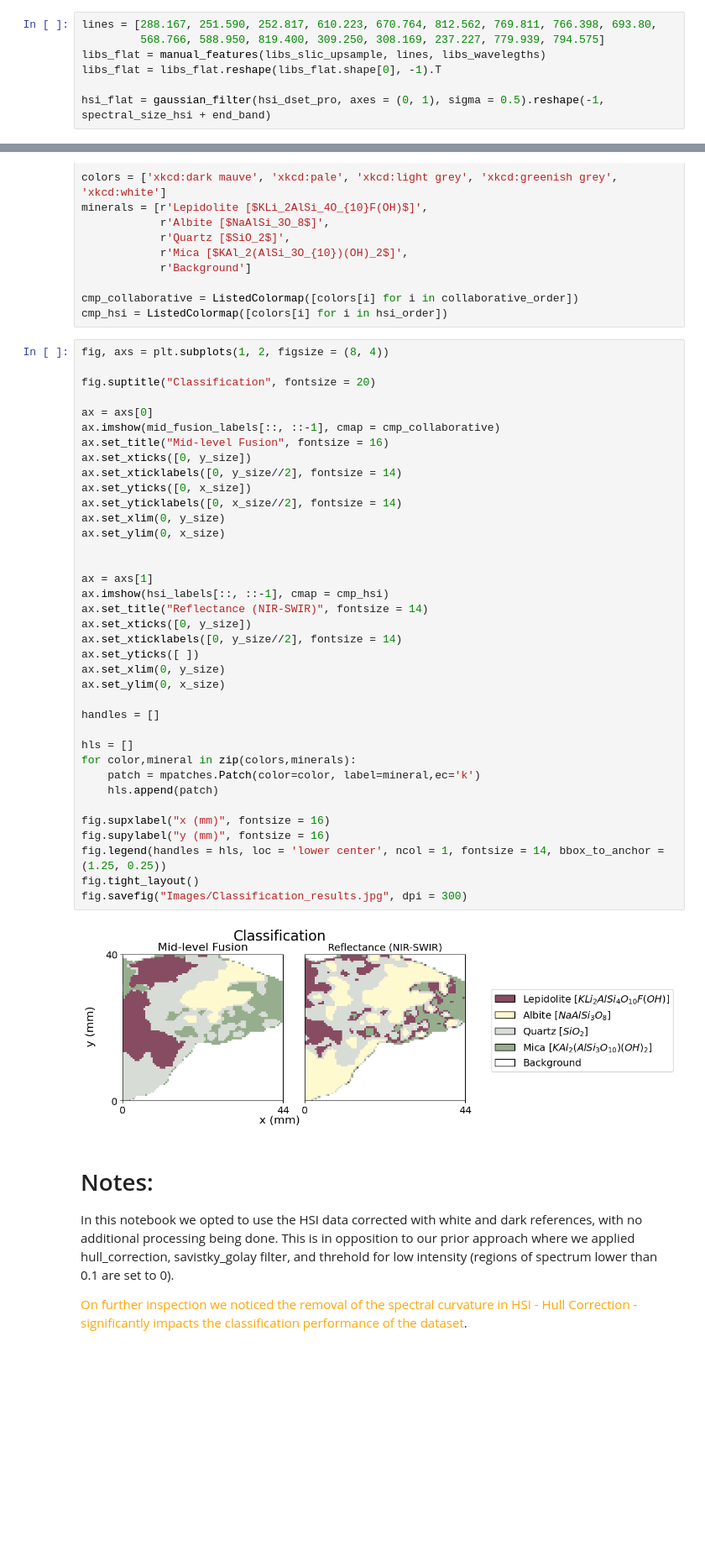
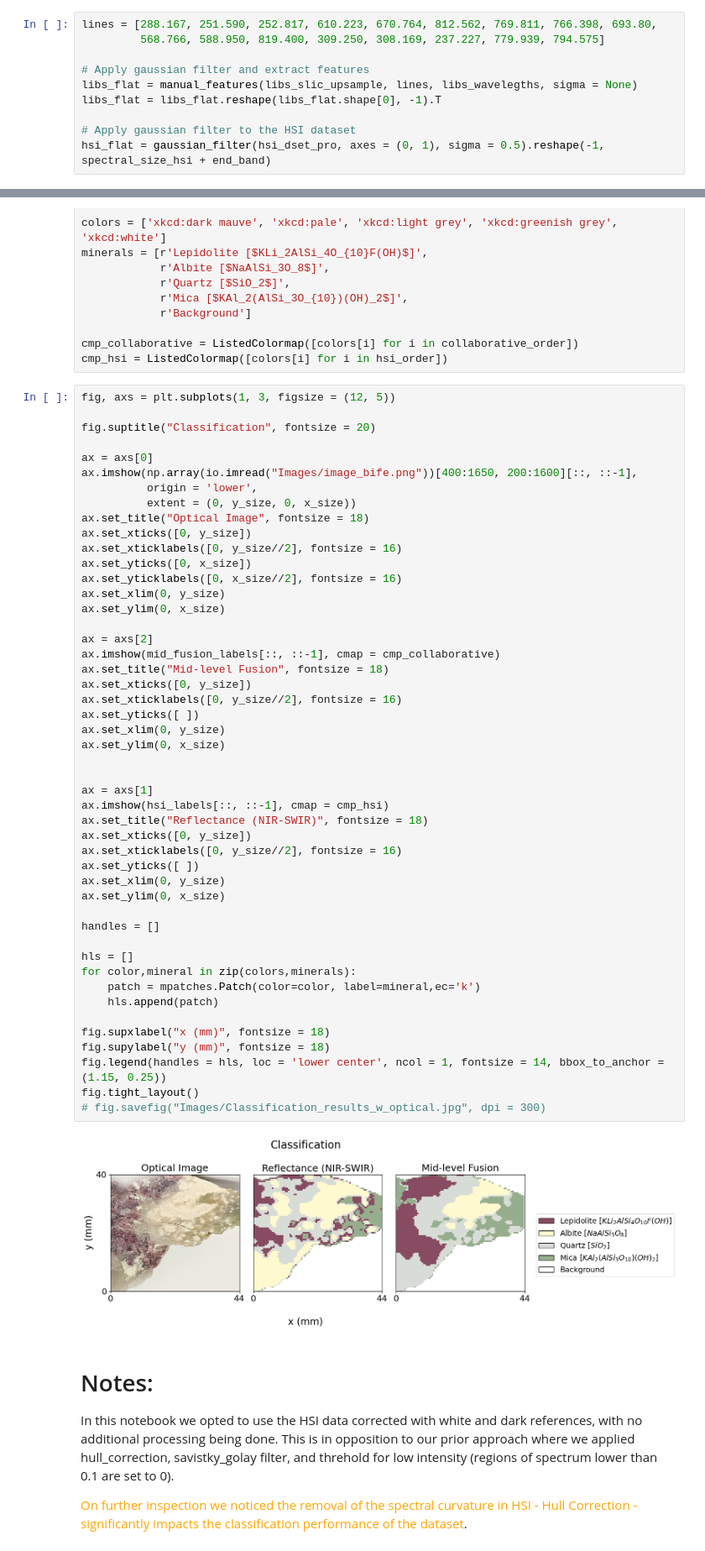
Before and after one commit to tomasjmlopes/LIBS_Tools, a Jupyter notebook: SLIC_Collab/hsi_upscale_libs.ipynb, the cells around one changed output, grey strips where cells are left out. Shown: that part at 84% size. Saved outputs shown, nothing was run; the diff lists cells and outputs as text; blank space fills up the shorter version.

Commit message:
SLIC

```diff
--- a/SLIC_Collab/hsi_upscale_libs.ipynb
+++ b/SLIC_Collab/hsi_upscale_libs.ipynb
@@ -210,9 +260,12 @@ fig.tight_layout()
 # %%
 lines = [288.167, 251.590, 252.817, 610.223, 670.764, 812.562, 769.811, 766.398, 693.80,
          568.766, 588.950, 819.400, 309.250, 308.169, 237.227, 779.939, 794.575]
-libs_flat = manual_features(libs_slic_upsample, lines, libs_wavelegths)
+
+# Apply gaussian filter and extract features
+libs_flat = manual_features(libs_slic_upsample, lines, libs_wavelegths, sigma = None)
 libs_flat = libs_flat.reshape(libs_flat.shape[0], -1).T
 
+# Apply gaussian filter to the HSI dataset
 hsi_flat = gaussian_filter(hsi_dset_pro, axes = (0, 1), sigma = 0.5).reshape(-1, spectral_size_hsi + end_band)
 # %% [markdown]
 ## 3.1 Feature Extraction
@@ -282,44 +335,55 @@ minerals = [r'Lepidolite [$KLi_2AlSi_4O_{10}F(OH)$]',
 cmp_collaborative = ListedColormap([colors[i] for i in collaborative_order])
 cmp_hsi = ListedColormap([colors[i] for i in hsi_order])
 # %%
-fig, axs = plt.subplots(1, 2, figsize = (8, 4))
+fig, axs = plt.subplots(1, 3, figsize = (12, 5))
 
 fig.suptitle("Classification", fontsize = 20)
 
 ax = axs[0]
+ax.imshow(np.array(io.imread("Images/image_bife.png"))[400:1650, 200:1600][::, ::-1],
+          origin = 'lower',
+          extent = (0, y_size, 0, x_size))
+ax.set_title("Optical Image", fontsize = 18)
+ax.set_xticks([0, y_size])
+ax.set_xticklabels([0, y_size//2], fontsize = 16)
+ax.set_yticks([0, x_size])
+ax.set_yticklabels([0, x_size//2], fontsize = 16)
+ax.set_xlim(0, y_size)
+ax.set_ylim(0, x_size)
+
+ax = axs[2]
 ax.imshow(mid_fusion_labels[::, ::-1], cmap = cmp_collaborative)
-ax.set_title("Mid-level Fusion", fontsize = 16)
+ax.set_title("Mid-level Fusion", fontsize = 18)
 ax.set_xticks([0, y_size])
-ax.set_xticklabels([0, y_size//2], fontsize = 14)
-ax.set_yticks([0, x_size])
-ax.set_yticklabels([0, x_size//2], fontsize = 14)
+ax.set_xticklabels([0, y_size//2], fontsize = 16)
+ax.set_yticks([ ])
 ax.set_xlim(0, y_size)
 ax.set_ylim(0, x_size)
 
 
 ax = axs[1]
 ax.imshow(hsi_labels[::, ::-1], cmap = cmp_hsi)
-ax.set_title("Reflectance (NIR-SWIR)", fontsize = 14)
+ax.set_title("Reflectance (NIR-SWIR)", fontsize = 18)
 ax.set_xticks([0, y_size])
-ax.set_xticklabels([0, y_size//2], fontsize = 14)
+ax.set_xticklabels([0, y_size//2], fontsize = 16)
 ax.set_yticks([ ])
 ax.set_xlim(0, y_size)
 ax.set_ylim(0, x_size)
 
 handles = []
 
 hls = []
 for color,mineral in zip(colors,minerals):
     patch = mpatches.Patch(color=color, label=mineral,ec='k')
     hls.append(patch)
 
-fig.supxlabel("x (mm)", fontsize = 16)
-fig.supylabel("y (mm)", fontsize = 16)
-fig.legend(handles = hls, loc = 'lower center', ncol = 1, fontsize = 14, bbox_to_anchor = (1.25, 0.25))
+fig.supxlabel("x (mm)", fontsize = 18)
+fig.supylabel("y (mm)", fontsize = 18)
+fig.legend(handles = hls, loc = 'lower center', ncol = 1, fontsize = 14, bbox_to_anchor = (1.15, 0.25))
 fig.tight_layout()
-fig.savefig("Images/Classification_results.jpg", dpi = 300)
+# fig.savefig("Images/Classification_results_w_optical.jpg", dpi = 300)
 # %% [output]
-[figure, old version]
+[figure, new version]
 # %% [markdown]
 
 # Notes:
```
Also changed, not shown: parts of 4 cells of this notebook, 4 other files.
